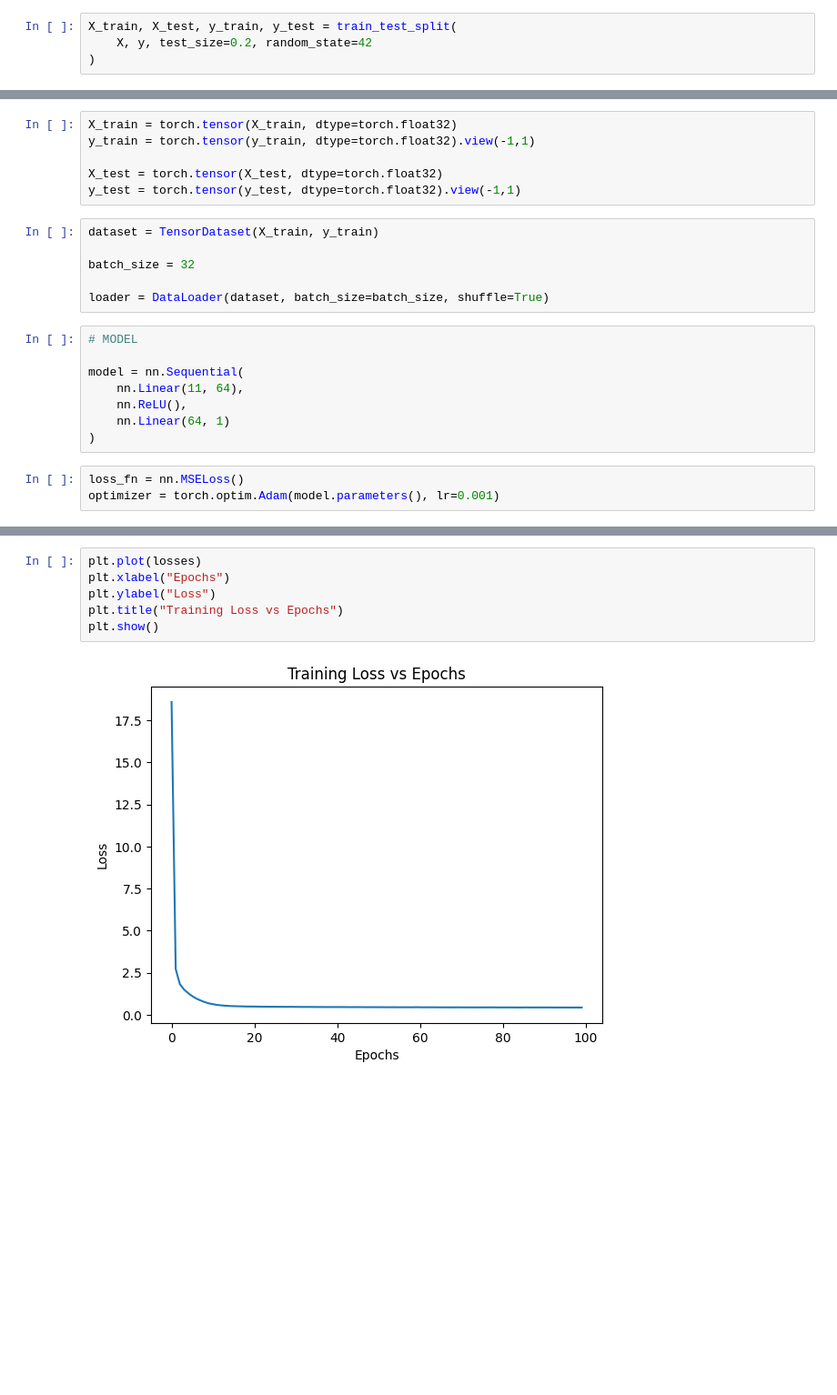
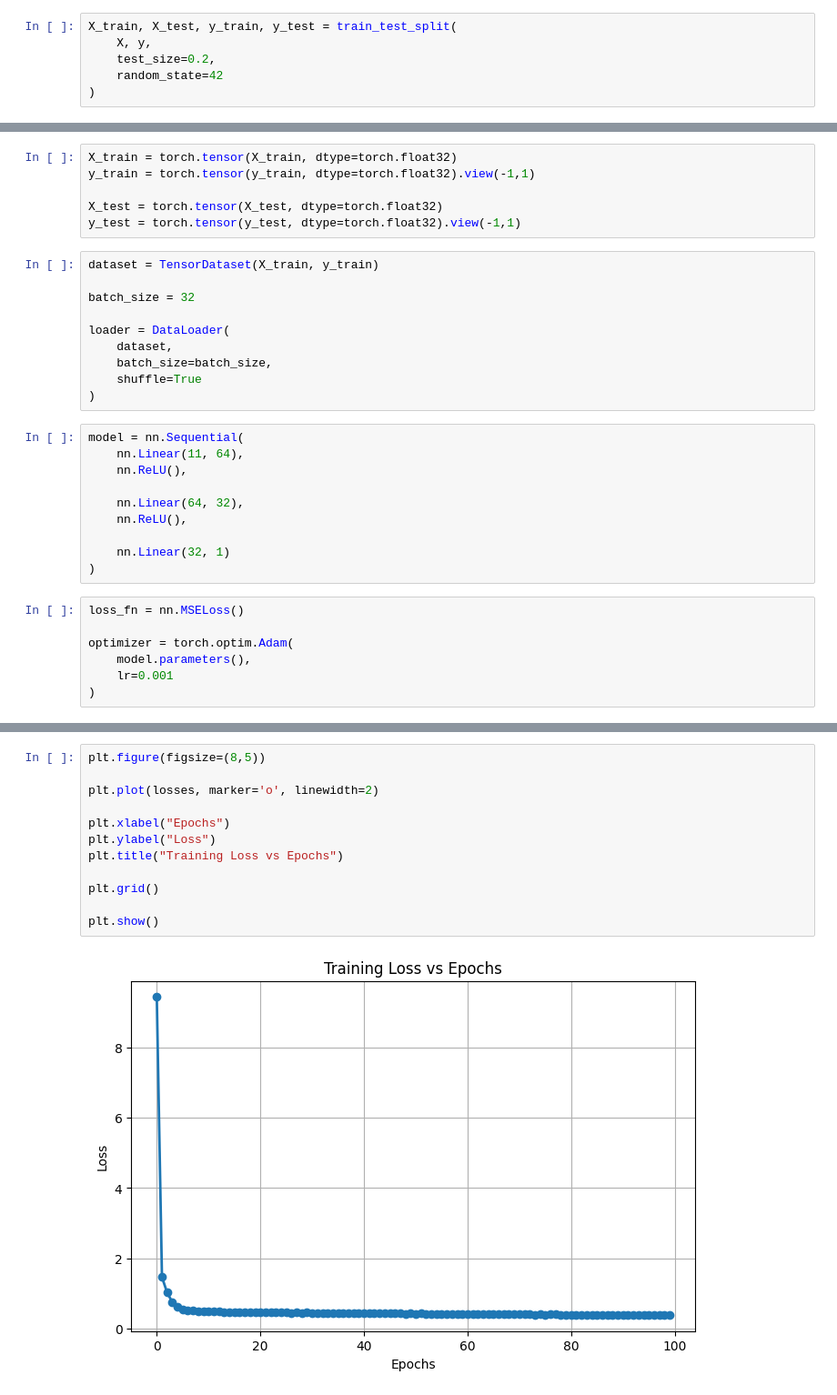
Before and after one commit to asternoeld/practical-ml-25-26, a Jupyter notebook: assignment1/wine_quality_regression.ipynb, the cells around one changed output, grey strips where cells are left out. Shown at 91% size. Drawn from its saved outputs; the diff is of its cells as text; blank space fills up the shorter version.

```diff
--- a/assignment1/wine_quality_regression.ipynb
+++ b/assignment1/wine_quality_regression.ipynb
@@ -60,6 +65,8 @@ print(X.shape)
 # %%
 X_train, X_test, y_train, y_test = train_test_split(
-    X, y, test_size=0.2, random_state=42
+    X, y,
+    test_size=0.2,
+    random_state=42
 )
 # %%
 scaler = StandardScaler()
@@ -77,18 +84,28 @@ dataset = TensorDataset(X_train, y_train)
 
 batch_size = 32
 
-loader = DataLoader(dataset, batch_size=batch_size, shuffle=True)
+loader = DataLoader(
+    dataset,
+    batch_size=batch_size,
+    shuffle=True
+)
 # %%
-# MODEL
-
 model = nn.Sequential(
     nn.Linear(11, 64),
     nn.ReLU(),
-    nn.Linear(64, 1)
+
+    nn.Linear(64, 32),
+    nn.ReLU(),
+
+    nn.Linear(32, 1)
 )
 # %%
 loss_fn = nn.MSELoss()
-optimizer = torch.optim.Adam(model.parameters(), lr=0.001)
+
+optimizer = torch.optim.Adam(
+    model.parameters(),
+    lr=0.001
+)
 # %%
 epochs = 100
 losses = []
@@ -128,9 +148,15 @@ Epoch: 90 Loss: 0.43674123396902725
 # %%
-plt.plot(losses)
+plt.figure(figsize=(8,5))
+
+plt.plot(losses, marker='o', linewidth=2)
+
 plt.xlabel("Epochs")
 plt.ylabel("Loss")
 plt.title("Training Loss vs Epochs")
+
+plt.grid()
+
 plt.show()
 # %% [output]
-[figure, old version]
+[figure, new version]
 # %%
```
Also changed, not shown: parts of 10 cells of this notebook.
